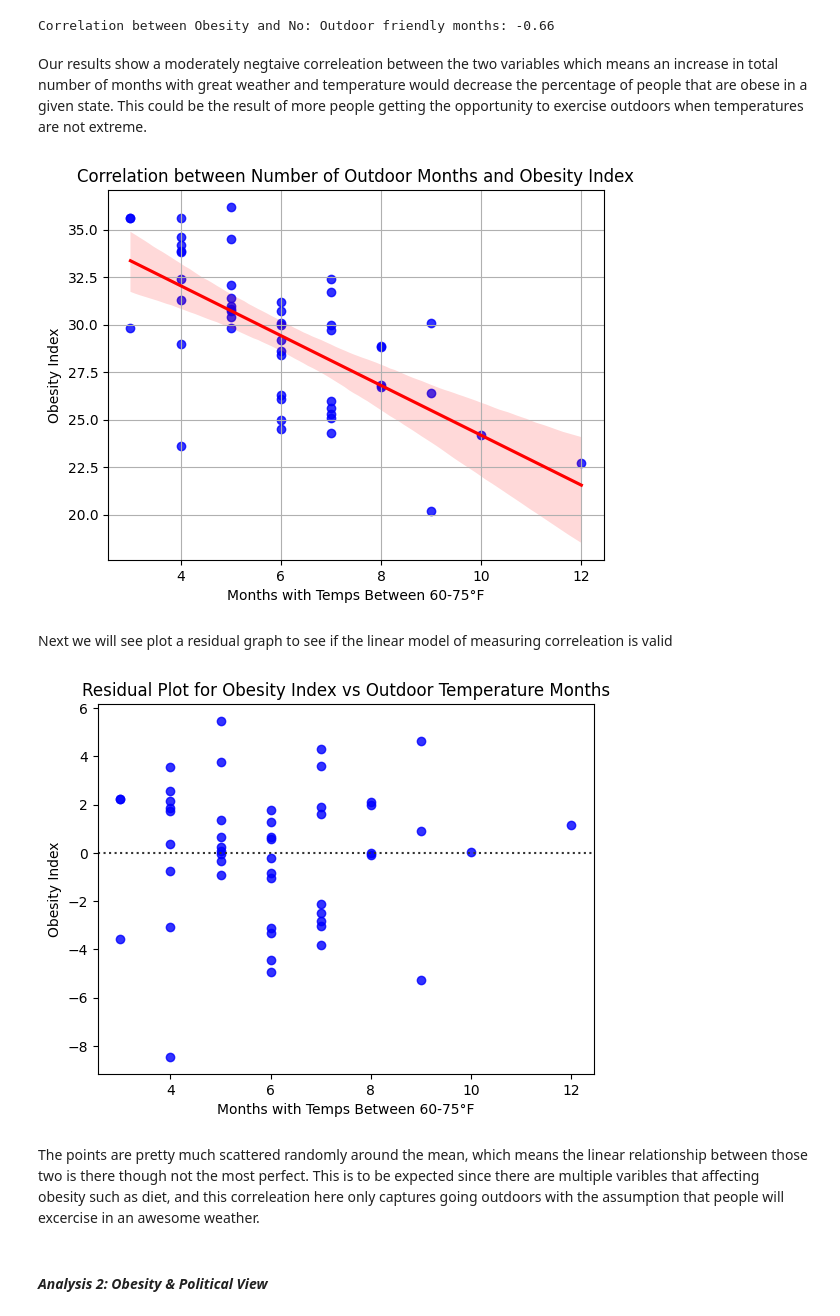
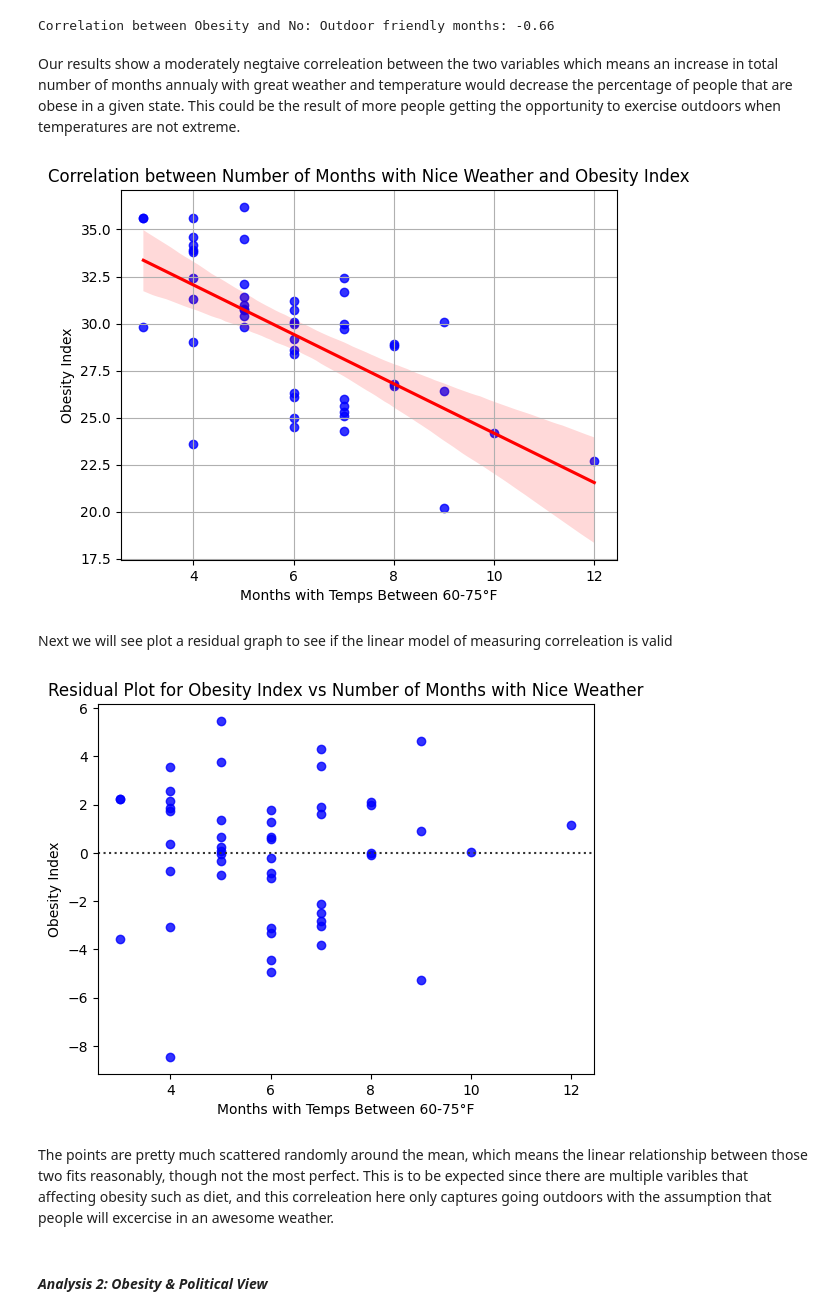
Before and after one commit to cozmo98/Data-Projects, a Jupyter notebook: Stats.ipynb, the cells around one changed output. Drawn from its saved outputs; the diff is of its cells as text; code cells hidden in the pictures.

```diff
--- a/Stats.ipynb
+++ b/Stats.ipynb
@@ -41,28 +53,28 @@ print(f"Correlation between Obesity and No: Outdoor friendly months: {round(corr
 # %% [output]
 Correlation between Obesity and No: Outdoor friendly months: -0.66
 # %% [markdown]
-Our results show a moderately negtaive correleation between the two variables which means an increase in total number of months with great weather and temperature would decrease the percentage of people that are obese in a given state. This could be the result of more people getting the opportunity to exercise outdoors when temperatures are not extreme.
+Our results show a moderately negtaive correleation between the two variables which means an increase in total number of months annualy with great weather and temperature would decrease the percentage of people that are obese in a given state. This could be the result of more people getting the opportunity to exercise outdoors when temperatures are not extreme.
 # %%
 sns.regplot(x='Months with Temps Between 60-75°F', y='Obesity', data=data, scatter_kws={'color': 'blue'}, line_kws={'color': 'red'})
-plt.title('Correlation between Number of Outdoor Months and Obesity Index')
+plt.title('Correlation between Number of Months with Nice Weather and Obesity Index')
 plt.xlabel('Months with Temps Between 60-75°F')
 plt.ylabel('Obesity Index')
 plt.grid(True)
 plt.show()
 # %% [output]
-[figure, old version]
+[figure, new version]
 # %% [markdown]
 Next we will see plot a residual graph to see if the linear model of measuring correleation is valid
 # %%
 sns.residplot(x=data['Months with Temps Between 60-75°F'], y=data['Obesity'], color='blue', line_kws={"color": "red", "lw": 2})
-plt.title('Residual Plot for Obesity Index vs Outdoor Temperature Months')
+plt.title('Residual Plot for Obesity Index vs Number of Months with Nice Weather')
 plt.xlabel('Months with Temps Between 60-75°F')
 plt.ylabel('Obesity Index')
 plt.show()
 # %% [output]
-[figure, old version]
+[figure, new version]
 # %% [markdown]
-The points are pretty much scattered randomly around the mean, which means the linear relationship between those two is there though not the most perfect. This is to be expected since there are multiple varibles that affecting obesity such as diet, and this correleation here only captures going outdoors with the assumption that people will excercise in an awesome weather.
+The points are pretty much scattered randomly around the mean, which means the linear relationship between those two fits reasonably, though not the most perfect. This is to be expected since there are multiple varibles that affecting obesity such as diet, and this correleation here only captures going outdoors with the assumption that people will excercise in an awesome weather.
 # %% [markdown]
 #### *_Analysis 2: Obesity & Political View_*
 # %% [markdown]
```
Also changed, not shown: parts of 4 cells of this notebook.
